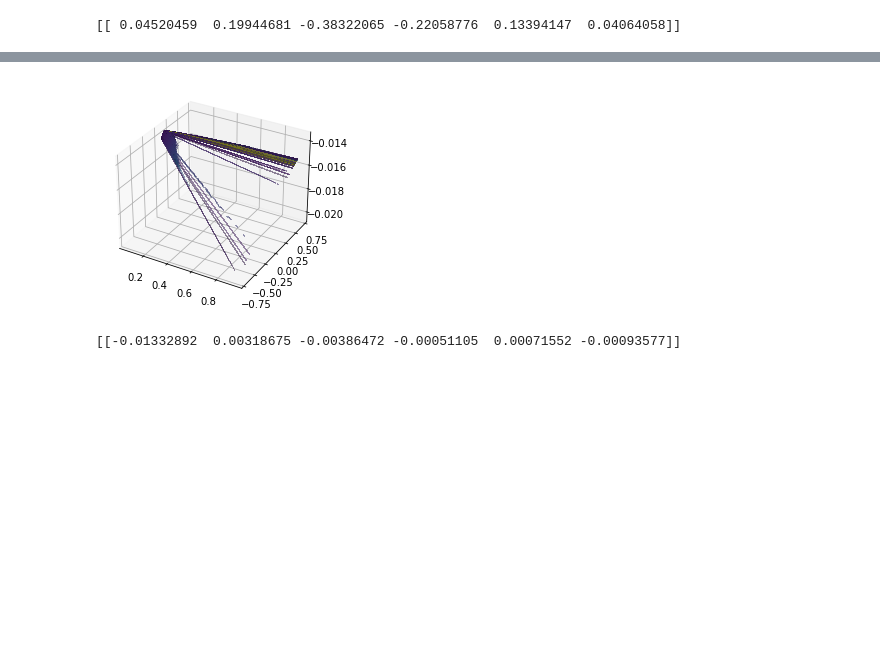
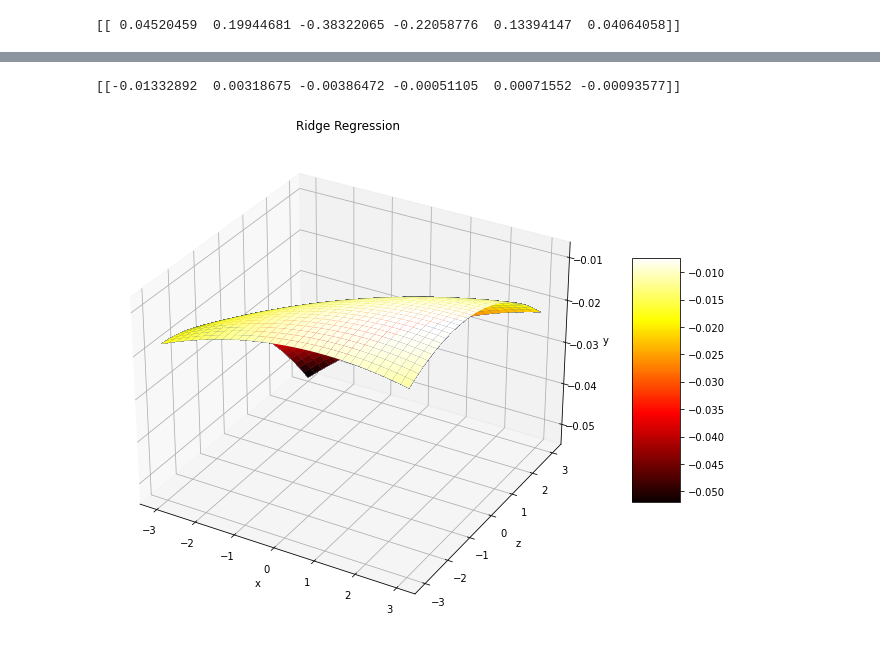
Before and after one commit to Dhruvanshu-Joshi/Pothole-Detection, a Jupyter notebook: Code/disparity_Retification.ipynb, the cells around one changed output, grey strips where cells are left out. Saved outputs shown, nothing was run; the diff lists cells and outputs as text; code cells hidden in the pictures; blank space fills up the shorter version.

```diff
--- a/Code/disparity_Retification.ipynb
+++ b/Code/disparity_Retification.ipynb
@@ -325,17 +359,28 @@ reg1 = linear_model.Ridge(alpha=.5)
 reg1.fit([[6,Sx,Sz,Sx2,Sxz,Sz2],[Sx,Sx2,Sxz,Sx3,Sx2z,Sxz2],[Sz,Sxz,Sz2,Sx2z,Sxz2,Sz3],[Sx2,Sx3,Sx2z,Sx4,Sx3z2,Sx3z],[Sxz,Sx2z,Sxz2,Sx3z,Sx2z2,Sxz3],[Sz2,Sxz2,Sz3,Sx2z2,Sxz3,Sz4]], [[Sy],[Sxy],[Szy],[Sx2y],[Sxyz],[Sz2y]])
 amat1=reg1.coef_
 # reg1.intercept_
-yn2=[]
-for i in range(0,len(x3d)):
-    y2049A =  amat1[0,0]+ amat1[0,1]*x3d[i] + amat1[0,2]*z3d[i] +  amat1[0,3]*x3d[i]*x3d[i] + amat1[0,4]*x3d[i]*z3d[i] + amat1[0,5]*z3d[i]*z3d[i]
-    yn2.append(y2049A)
-Y4=np.reshape(yn2,(height1 , width1))
-from matplotlib import cm
-ax = plt.axes(projection ='3d')
-ax.plot_surface(Z1,X1,Y4,linewidth=0, antialiased=False, shade = True, alpha = 0.5, facecolors=cm.viridis(Z1))
-fig.colorbar(surf, shrink=0.5, aspect=5)
-plt.show()
 print(amat1)
 # %% [output]
-[figure, removed]
 [[-0.01332892  0.00318675 -0.00386472 -0.00051105  0.00071552 -0.00093577]]
+# %%
+x1 = np.outer(np.linspace(-3, 3, 32), np.ones(32))
+z1 = x.copy().T # transpose
+y1 = amat1[0,0]+ amat1[0,1]*x + amat1[0,2]*z +  amat1[0,3]*x*x + amat1[0,4]*x*z + amat1[0,5]*z*z
+
+# Creating figure
+fig = plt.figure(figsize =(14, 9))
+# ax = plt.axes(projection ='3d')
+ax = fig.add_subplot(111, projection='3d')
+ax.set_title('Ridge Regression')
+ax.plot_surface(x1,z1,y1,linewidth=0, antialiased=False, shade = True, alpha = 0.5, facecolors=cm.viridis(Z1))
+surf3 = ax.plot_surface(x1, z1, y1,
+                       cmap = my_cmap,
+                       edgecolor ='none')
+ax.set_xlabel('x')
+ax.set_ylabel('z')
+ax.set_zlabel('y')
+fig.colorbar(surf3, shrink=0.5, aspect=5)
+plt.show()
+# show plot
+# %% [output]
+[figure, added]
```
Also changed, not shown: parts of 16 cells of this notebook.
